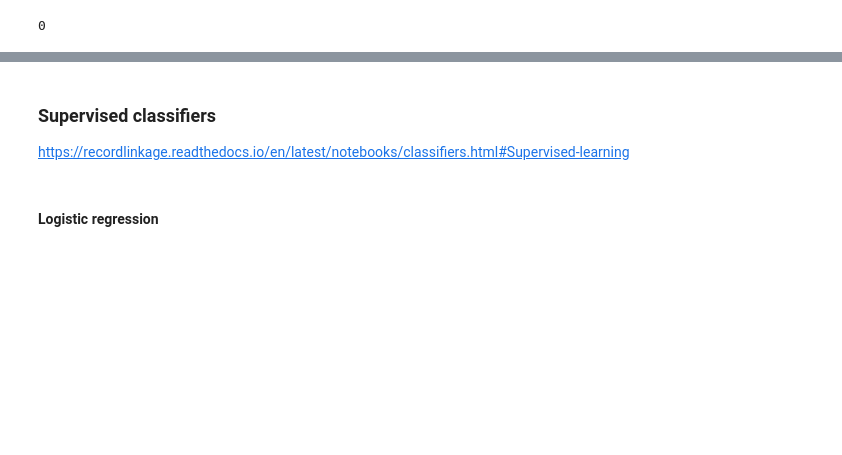
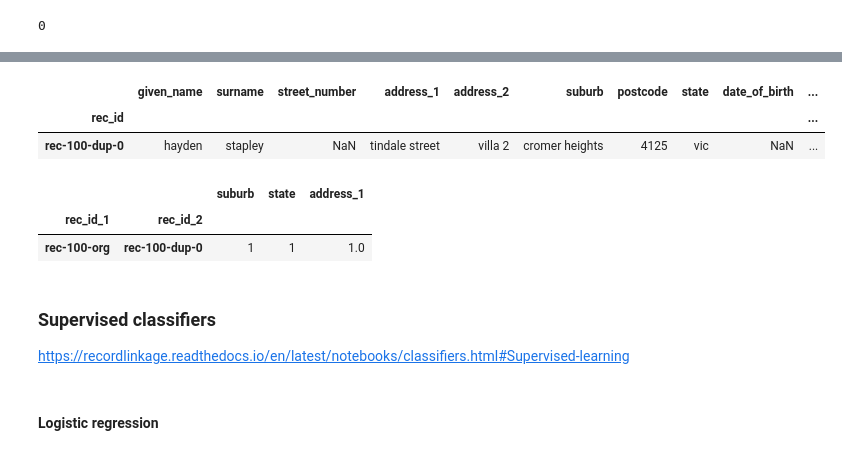
Before and after one commit to meccaLeccaHi/RL_pybay2020, a Jupyter notebook: prez.ipynb, the cells around one changed output, grey strips where cells are left out. Drawn from its saved outputs; the diff is of its cells as text; code cells hidden in the pictures; blank space fills up the shorter version.

```diff
--- a/prez.ipynb
+++ b/prez.ipynb
@@ -386,3 +390,17 @@ roc_auc = dict()
+# %%
+# view record from database B
+dfB[dfB.index==true_links[record_num][1]]
+# %% [output]
+|  | given_name | surname | street_number | address_1 | address_2 | suburb | postcode | state | date_of_birth | ... |
+| rec_id |  |  |  |  |  |  |  |  |  | ... |
+| rec-100-dup-0 | hayden | stapley | NaN | tindale street | villa 2 | cromer heights | 4125 | vic | NaN | ... |
+# %%
+# view feature vector from record pair
+features[[ind==true_links[record_num] for ind in features.index.to_list()]]
+# %% [output]
+|  |  | suburb | state | address_1 |
+| rec_id_1 | rec_id_2 |  |  |  |
+| rec-100-org | rec-100-dup-0 | 1 | 1 | 1.0 |
 # %% [markdown]
 <a id="supervised"></a>
 ### Supervised classifiers
```
Also changed, not shown: parts of 17 cells of this notebook.
